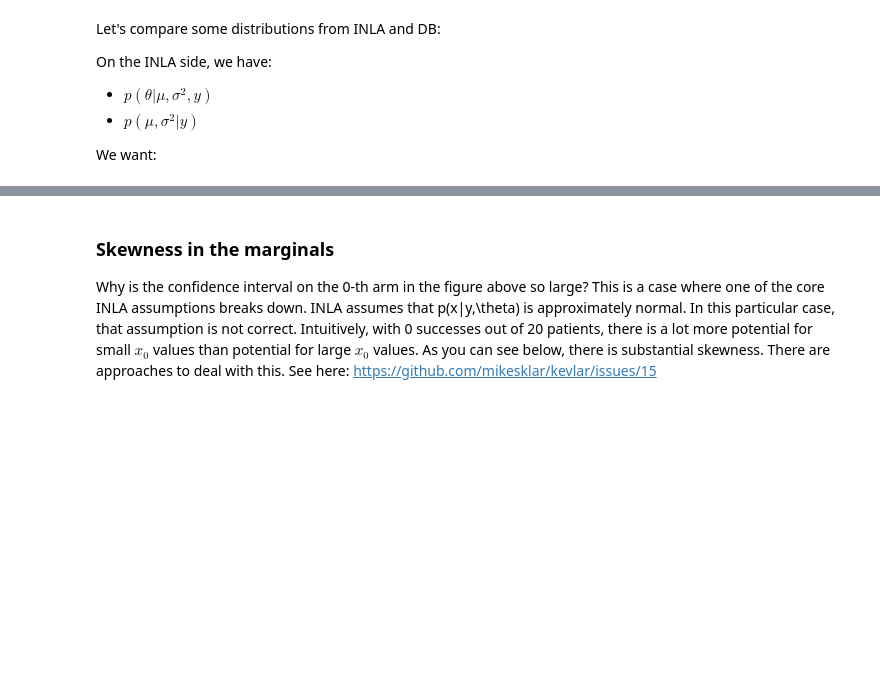
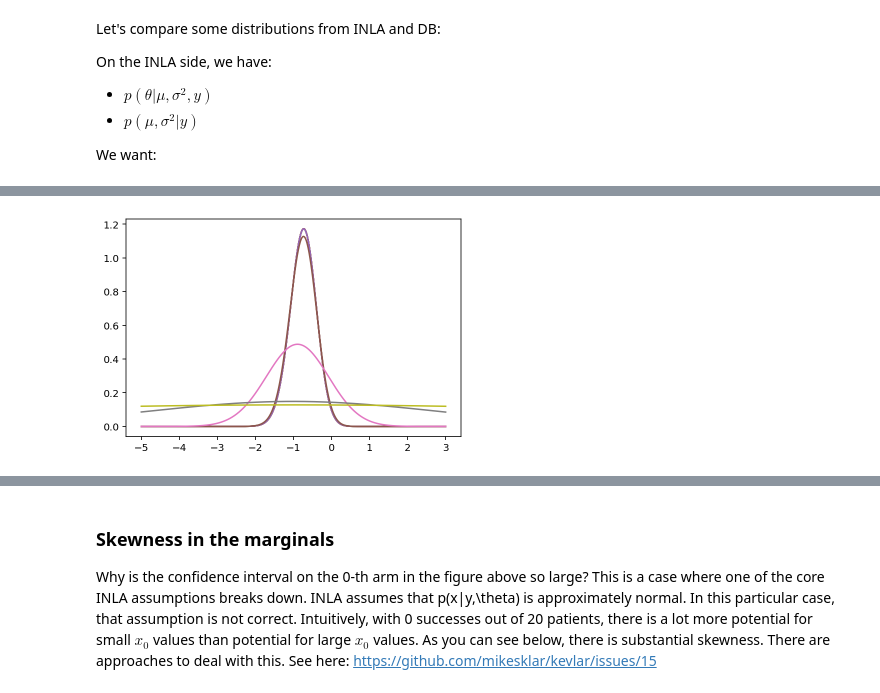
Before and after one commit to Confirm-Solutions/imprint, a Jupyter notebook: research/berry/berry_dirty.ipynb, the cells around one changed output, grey strips where cells are left out. Cells and saved outputs as stored; diff of their text form; code cells hidden in the pictures; blank space fills up the shorter version.

```diff
--- a/research/berry/berry_dirty.ipynb
+++ b/research/berry/berry_dirty.ipynb
@@ -222,6 +225,8 @@ np.sum(p_sigma2_g_y * sigma2_rule[1][None, :], axis=1)
 # %%
-for i in range(0, sigma2_rule[0].shape[0], 10):
-    plt.plot(mu_rule[0], p_mu_g_sigma2_y[0, :, i])
+for i in range(0, b.sigma2_rule.pts.shape[0], 10):
+    plt.plot(b.mu_rule.pts, p_mu_g_sigma2_y[0, :, i])
 plt.show()
+# %% [output]
+[figure, added]
 # %%
 H = report2["H"]
```
Also changed, not shown: parts of 8 cells of this notebook, 4 other files.
